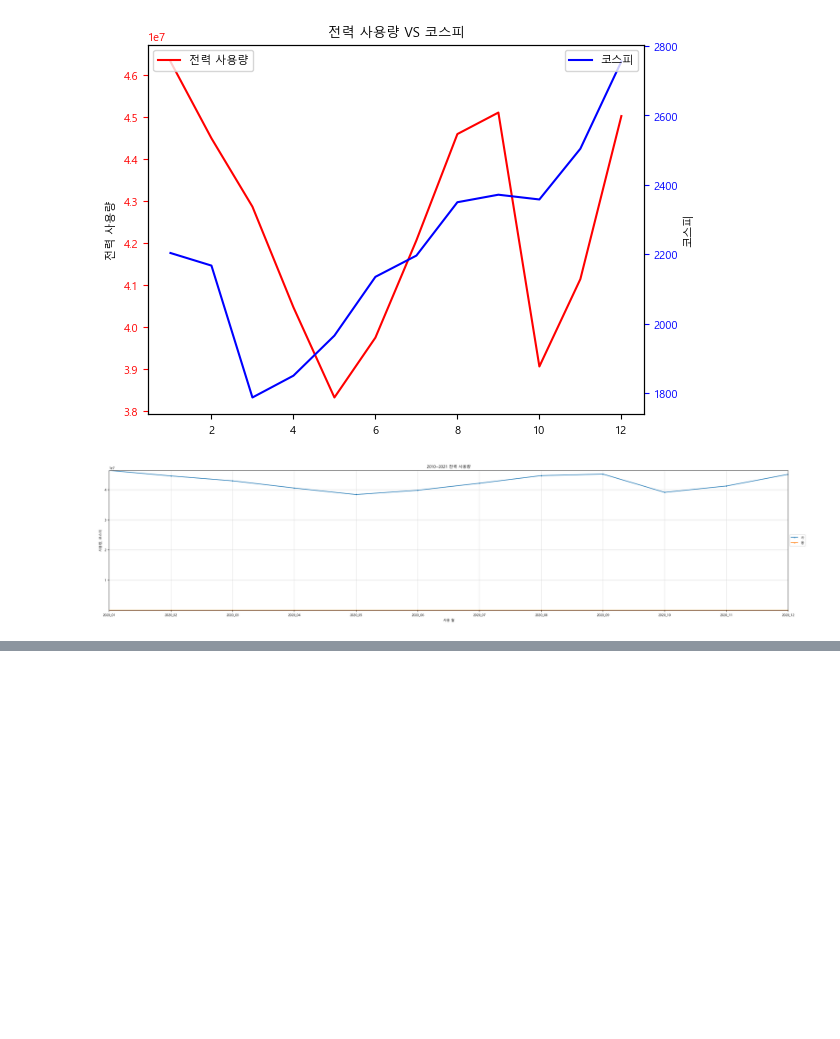
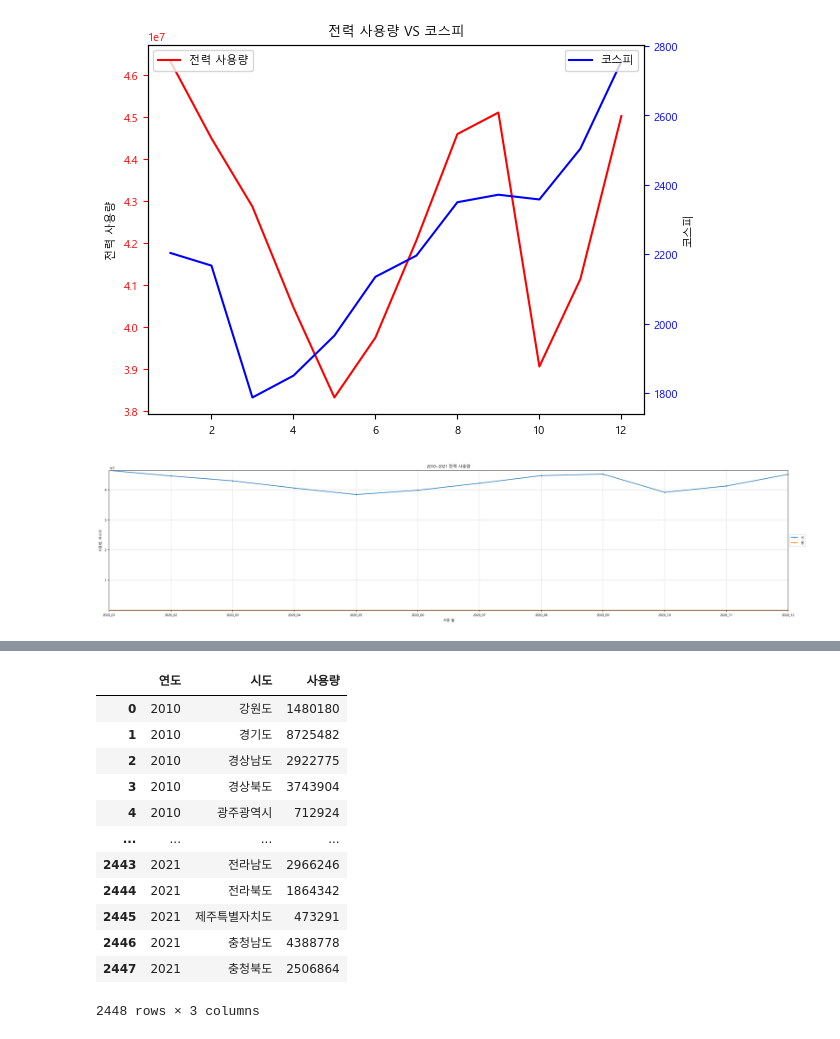
Before and after one commit to ThatHomr/project_2, a Jupyter notebook: project_2_file/z_ssh/완성본/전력_시각화_14차데이터.ipynb, the cells around one changed output, grey strips where cells are left out. Saved outputs shown, nothing was run; the diff lists cells and outputs as text; code cells hidden in the pictures; blank space fills up the shorter version.

```diff
--- a/project_2_file/z_ssh/완성본/전력_시각화_14차데이터.ipynb
+++ b/project_2_file/z_ssh/완성본/전력_시각화_14차데이터.ipynb
@@ -327,0 +353,18 @@ def kospi_plt(target_year):
+# %%
+df = pd.read_csv('전력 사용량 14차.csv')
+df = df.drop(columns=['Unnamed: 0', '년월', '월'])
+df
+# %% [output]
+|  | 연도 | 시도 | 사용량 |
+| 0 | 2010 | 강원도 | 1480180 |
+| 1 | 2010 | 경기도 | 8725482 |
+| 2 | 2010 | 경상남도 | 2922775 |
+| 3 | 2010 | 경상북도 | 3743904 |
+| 4 | 2010 | 광주광역시 | 712924 |
+| ... | ... | ... | ... |
+| 2443 | 2021 | 전라남도 | 2966246 |
+| 2444 | 2021 | 전라북도 | 1864342 |
+| 2445 | 2021 | 제주특별자치도 | 473291 |
+| 2446 | 2021 | 충청남도 | 4388778 |
+| 2447 | 2021 | 충청북도 | 2506864 |
+2448 rows × 3 columns
```
Also changed, not shown: parts of 6 cells of this notebook, 16 other files.
